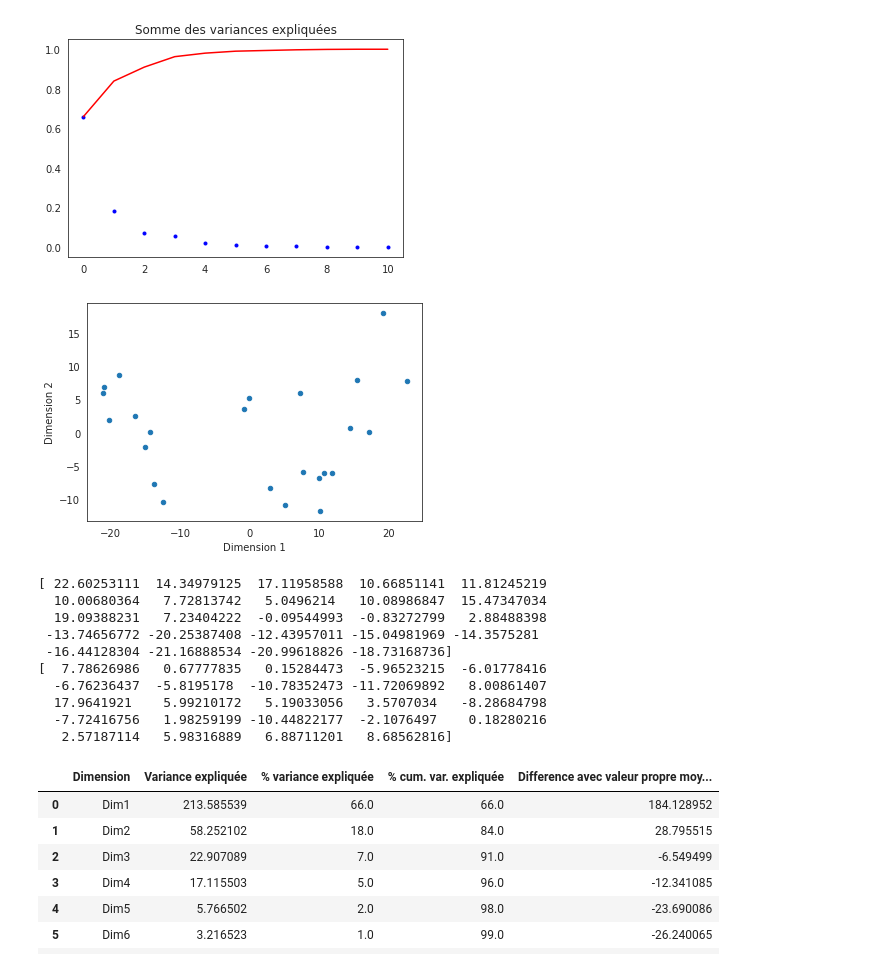
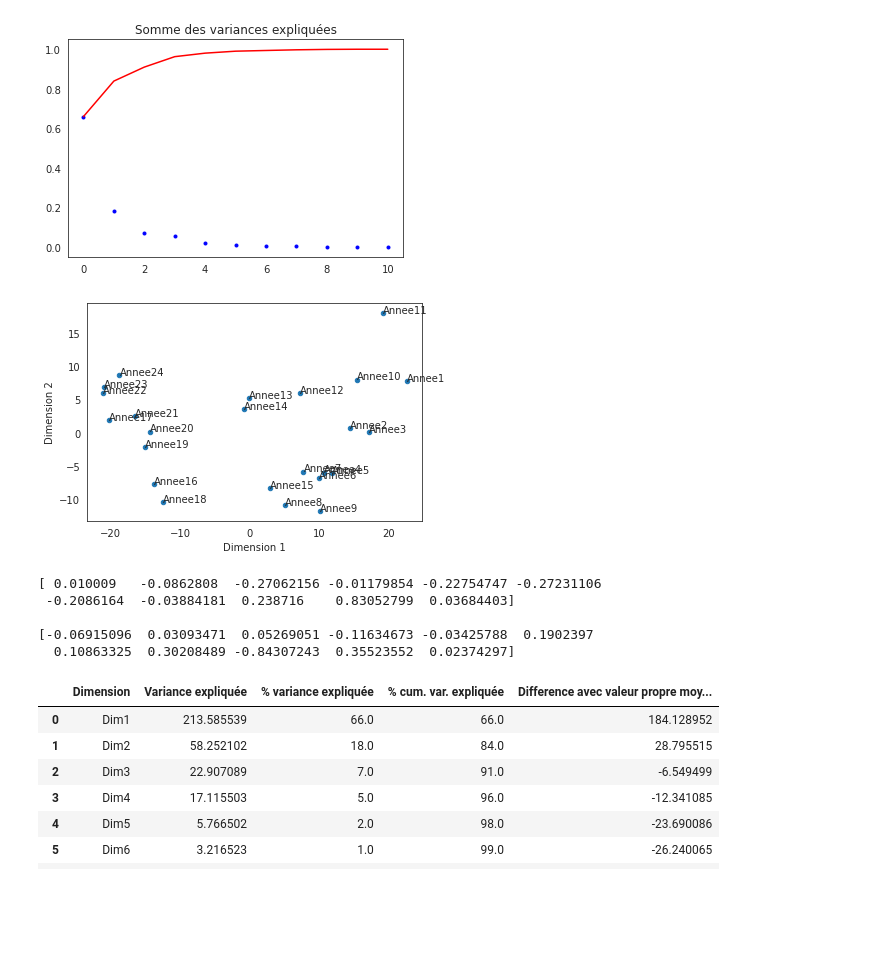
Before and after one commit to 3keneko/devstats, a Jupyter notebook: devoir_ben_lu.ipynb, the cells around one changed output. Cells and saved outputs as stored; diff of their text form; code cells hidden in the pictures; blank space fills up the shorter version.

```diff
--- a/devoir_ben_lu.ipynb
+++ b/devoir_ben_lu.ipynb
@@ -182,30 +183,29 @@ plt.show()
 # %%
 depenses_pca = pca.transform(numeric_depenses)
 depenses_pca_df = pd.DataFrame({
     "Dim1": depenses_pca[:,0],
     "Dim2": depenses_pca[:,1],
-    "Année": depenses_complet["Unnamed: 0"]
+    "Année": depenses_complet["Unnamed: 0"],
 })
 depenses_pca_df.plot.scatter("Dim1", "Dim2")
 plt.xlabel("Dimension 1")
 plt.ylabel("Dimension 2")
+
+for p1, p2, a in zip(depenses_pca_df["Dim1"], depenses_pca_df["Dim2"], depenses_pca_df["Année"]):
+    plt.text(p1, p2, a)
 plt.show()
 # %% [output]
-[figure, old version]
+[figure, new version]
 # %%
-print(depenses_pca[:,0])
-print(depenses_pca[:,1])
+print(pca.components_[0,:])
+print()
+print(pca.components_[1,:])
 # %% [output]
-[ 22.60253111  14.34979125  17.11958588  10.66851141  11.81245219
-  10.00680364   7.72813742   5.0496214   10.08986847  15.47347034
-  19.09388231   7.23404222  -0.09544993  -0.83272799   2.88488398
- -13.74656772 -20.25387408 -12.43957011 -15.04981969 -14.3575281
- -16.44128304 -21.16888534 -20.99618826 -18.73168736]
-[  7.78626986   0.67777835   0.15284473  -5.96523215  -6.01778416
-  -6.76236437  -5.8195178  -10.78352473 -11.72069892   8.00861407
-  17.9641921    5.99210172   5.19033056   3.5707034   -8.28684798
-  -7.72416756   1.98259199 -10.44822177  -2.1076497    0.18280216
-   2.57187114   5.98316889   6.88711201   8.68562816]
+[ 0.010009   -0.0862808  -0.27062156 -0.01179854 -0.22754747 -0.27231106
+ -0.2086164  -0.03884181  0.238716    0.83052799  0.03684403]
+
+[-0.06915096  0.03093471  0.05269051 -0.11634673 -0.03425788  0.1902397
+  0.10863325  0.30208489 -0.84307243  0.35523552  0.02374297]
 # %%
 
 eig = pd.DataFrame(
```
Also changed, not shown: parts of 2 cells of this notebook.
